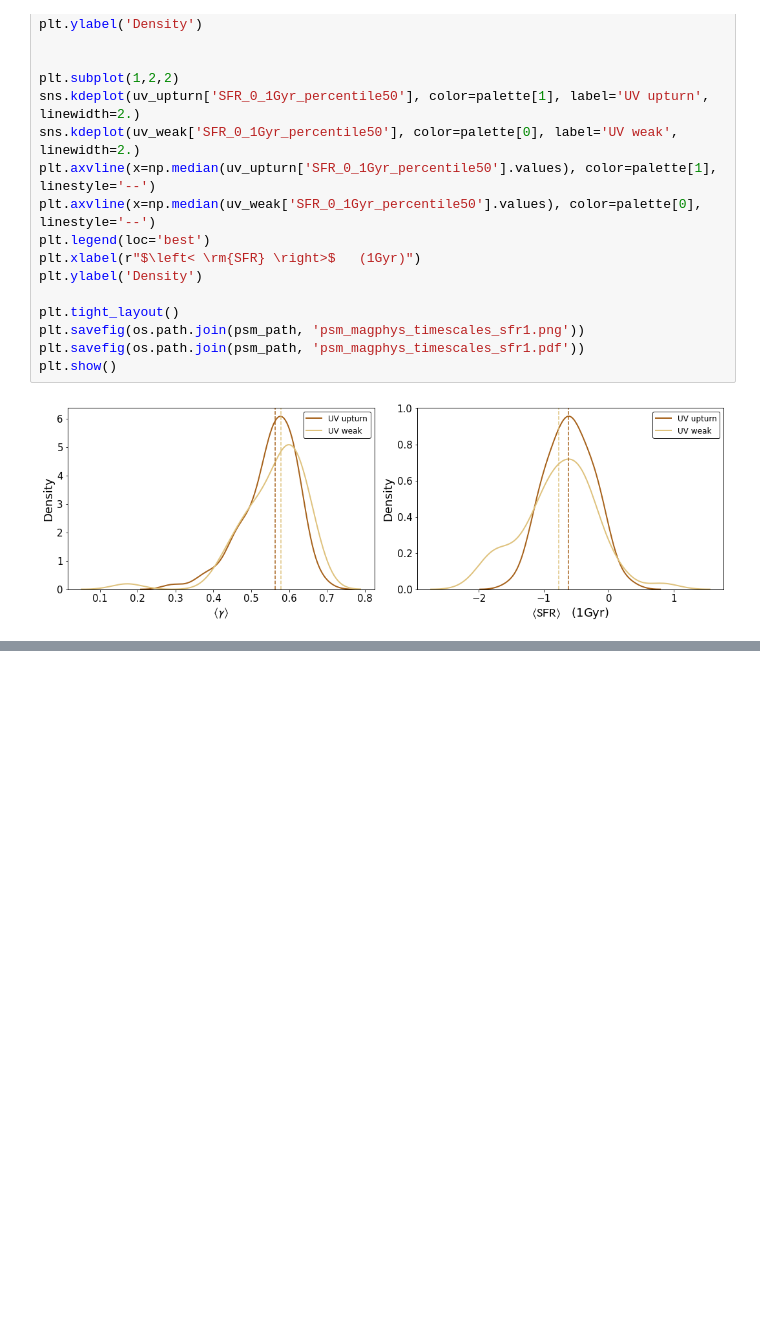
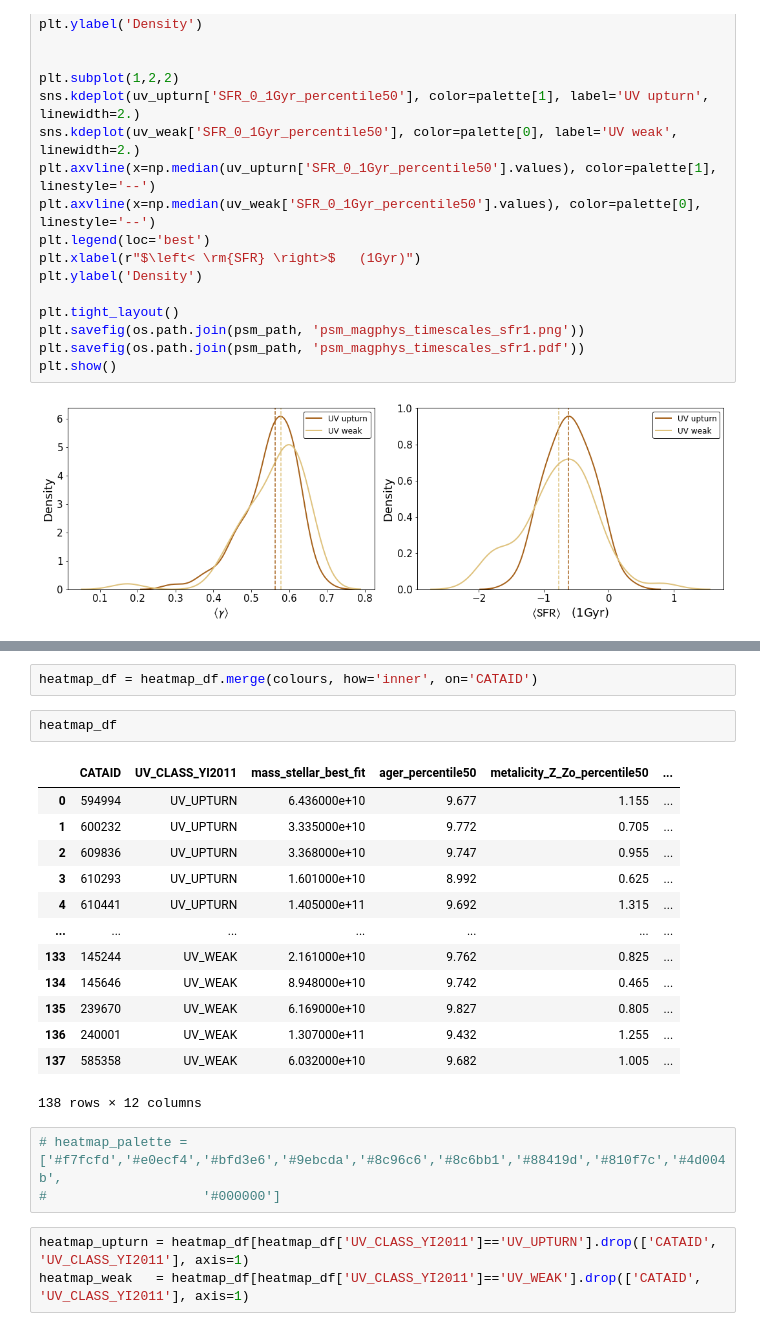
Before and after one commit to mdastro/UVupturn-RSGs, a Jupyter notebook: UV_PSM/PSM_StellarPopsAnalysis_MagPhys.ipynb, the cells around one changed output, grey strips where cells are left out. Drawn from its saved outputs; the diff is of its cells as text; blank space fills up the shorter version.

```diff
--- a/UV_PSM/PSM_StellarPopsAnalysis_MagPhys.ipynb
+++ b/UV_PSM/PSM_StellarPopsAnalysis_MagPhys.ipynb
@@ -351,0 +363,24 @@ plt.show()
+# %%
+heatmap_df = heatmap_df.merge(colours, how='inner', on='CATAID')
+# %%
+heatmap_df
+# %% [output]
+|  | CATAID | UV_CLASS_YI2011 | mass_stellar_best_fit | ager_percentile50 | metalicity_Z_Zo_percentile50 | ... |
+| 0 | 594994 | UV_UPTURN | 6.436000e+10 | 9.677 | 1.155 | ... |
+| 1 | 600232 | UV_UPTURN | 3.335000e+10 | 9.772 | 0.705 | ... |
+| 2 | 609836 | UV_UPTURN | 3.368000e+10 | 9.747 | 0.955 | ... |
+| 3 | 610293 | UV_UPTURN | 1.601000e+10 | 8.992 | 0.625 | ... |
+| 4 | 610441 | UV_UPTURN | 1.405000e+11 | 9.692 | 1.315 | ... |
+| ... | ... | ... | ... | ... | ... | ... |
+| 133 | 145244 | UV_WEAK | 2.161000e+10 | 9.762 | 0.825 | ... |
+| 134 | 145646 | UV_WEAK | 8.948000e+10 | 9.742 | 0.465 | ... |
+| 135 | 239670 | UV_WEAK | 6.169000e+10 | 9.827 | 0.805 | ... |
+| 136 | 240001 | UV_WEAK | 1.307000e+11 | 9.432 | 1.255 | ... |
+| 137 | 585358 | UV_WEAK | 6.032000e+10 | 9.682 | 1.005 | ... |
+138 rows × 12 columns
+# %%
+# heatmap_palette = ['#f7fcfd','#e0ecf4','#bfd3e6','#9ebcda','#8c96c6','#8c6bb1','#88419d','#810f7c','#4d004b',
+#                    '#000000']
+# %%
+heatmap_upturn = heatmap_df[heatmap_df['UV_CLASS_YI2011']=='UV_UPTURN'].drop(['CATAID', 'UV_CLASS_YI2011'], axis=1)
+heatmap_weak   = heatmap_df[heatmap_df['UV_CLASS_YI2011']=='UV_WEAK'].drop(['CATAID', 'UV_CLASS_YI2011'], axis=1)
```
Also changed, not shown: parts of 6 cells of this notebook, 4 other files.
